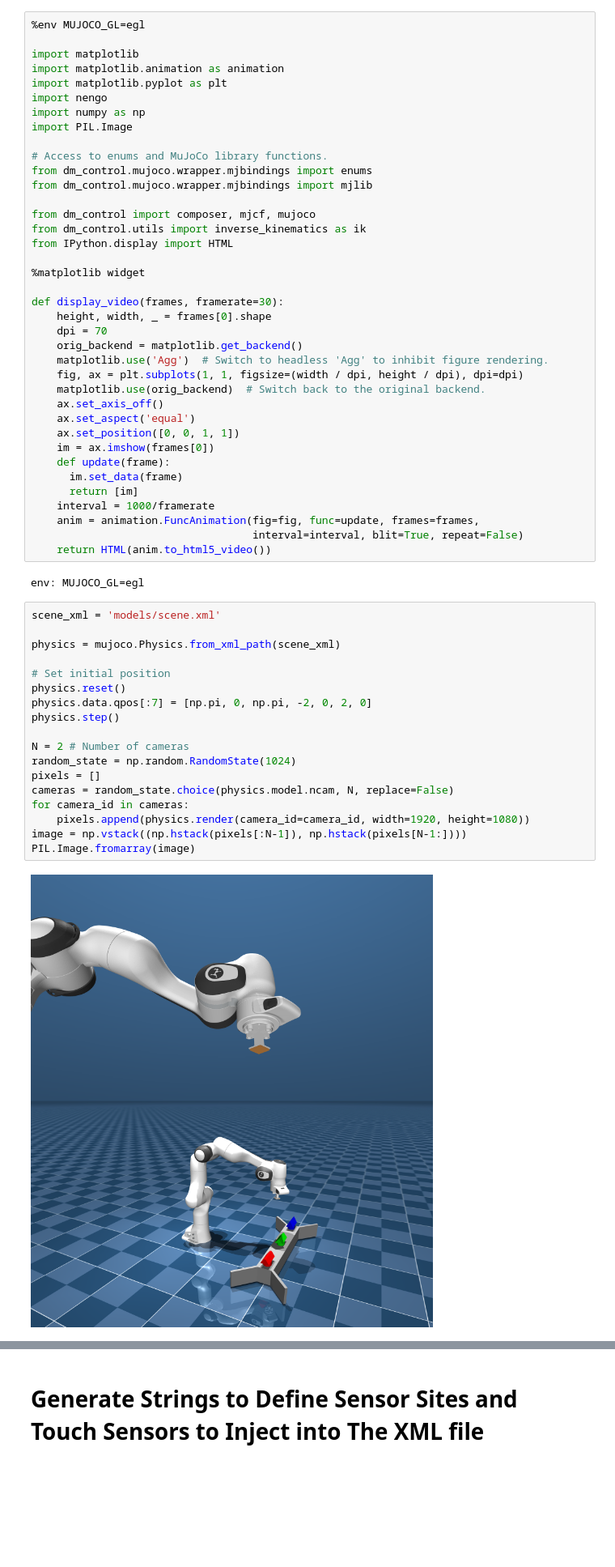
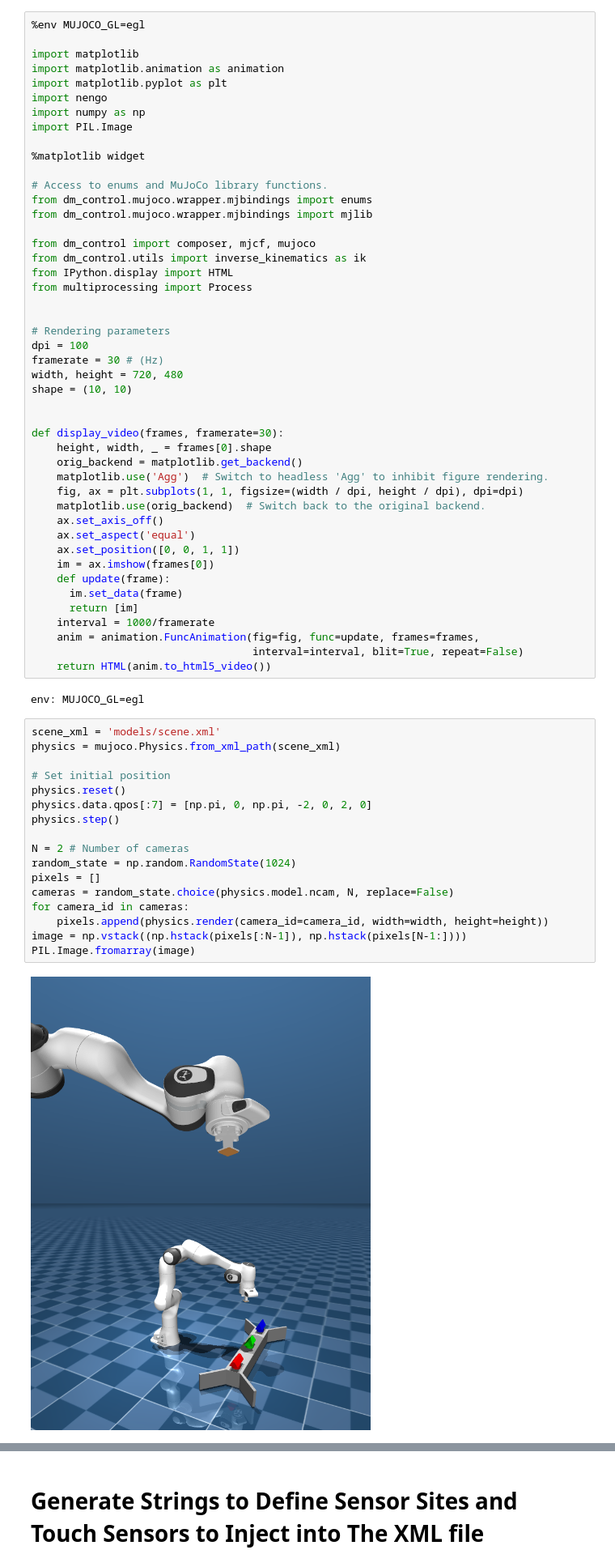
Before and after one commit to wngfra/tac3d, a Jupyter notebook: notebooks/panda_exploration.ipynb, the cells around one changed output, grey strips where cells are left out. Shown at 81% size. Drawn from its saved outputs; the diff is of its cells as text; blank space fills up the shorter version.

```diff
--- a/notebooks/panda_exploration.ipynb
+++ b/notebooks/panda_exploration.ipynb
@@ -10,6 +10,8 @@ import nengo
 import numpy as np
 import PIL.Image
 
+%matplotlib widget
+
 # Access to enums and MuJoCo library functions.
 from dm_control.mujoco.wrapper.mjbindings import enums
 from dm_control.mujoco.wrapper.mjbindings import mjlib
@@ -17,12 +19,18 @@ from dm_control.mujoco.wrapper.mjbindings import mjlib
 from dm_control import composer, mjcf, mujoco
 from dm_control.utils import inverse_kinematics as ik
 from IPython.display import HTML
+from multiprocessing import Process
 
-%matplotlib widget
+
+# Rendering parameters
+dpi = 100
+framerate = 30 # (Hz)
+width, height = 720, 480
+shape = (10, 10)
+
 
 def display_video(frames, framerate=30):
     height, width, _ = frames[0].shape
-    dpi = 70
     orig_backend = matplotlib.get_backend()
     matplotlib.use('Agg')  # Switch to headless 'Agg' to inhibit figure rendering.
     fig, ax = plt.subplots(1, 1, figsize=(width / dpi, height / dpi), dpi=dpi)
@@ -42,22 +50,21 @@ def display_video(frames, framerate=30):
 env: MUJOCO_GL=egl
 # %%
 scene_xml = 'models/scene.xml'
-
 physics = mujoco.Physics.from_xml_path(scene_xml)
 
 # Set initial position
 physics.reset()
 physics.data.qpos[:7] = [np.pi, 0, np.pi, -2, 0, 2, 0]
 physics.step()
 
 N = 2 # Number of cameras
 random_state = np.random.RandomState(1024)
 pixels = []
 cameras = random_state.choice(physics.model.ncam, N, replace=False)
 for camera_id in cameras:
-    pixels.append(physics.render(camera_id=camera_id, width=1920, height=1080))
+    pixels.append(physics.render(camera_id=camera_id, width=width, height=height))
 image = np.vstack((np.hstack(pixels[:N-1]), np.hstack(pixels[N-1:])))
 PIL.Image.fromarray(image)
 # %% [output]
-[figure, old version]
+[figure, new version]
 # %%
```
Also changed, not shown: parts of 1 cell of this notebook.
